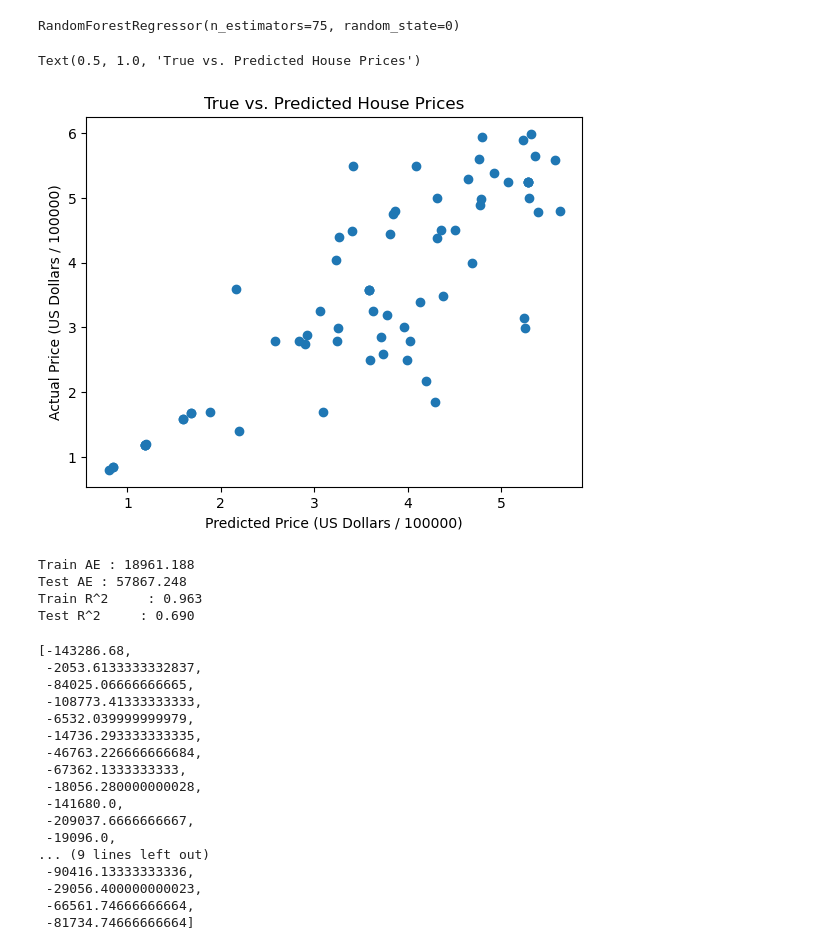
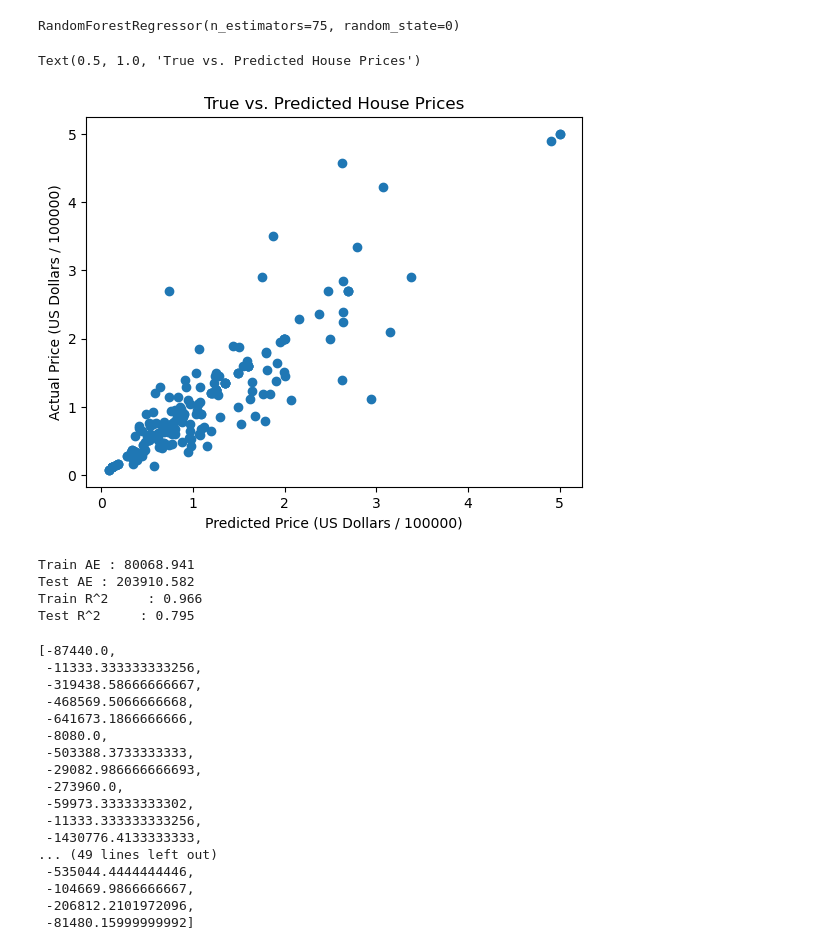
Before and after one commit to ethanstanley/Real-Estate-Predictor, a Jupyter notebook: house_value_model.ipynb, the cells around one changed output. Cells and saved outputs as stored; diff of their text form; code cells hidden in the pictures.

```diff
--- a/house_value_model.ipynb
+++ b/house_value_model.ipynb
@@ -185,7 +189,7 @@ data = pd.concat([data, zip_df], axis=1).drop('Zip Code', axis=1)
 #dropping rows with nan price values (only 4)
 data = data.dropna(subset=['price'])
 #removing outlier prices
-data = data[data['price'] < 600000]
+data = data[data['price'] < 5000000]
 # %%
 x = np.array(data.loc[:, ~data.columns.isin(['price','links'])])
 y = np.array(data["price"])
@@ -203,13 +207,13 @@ RandomForestRegressor(n_estimators=75, random_state=0)
 y_pred_train = regressor.predict(X_train)
 y_pred_test = regressor.predict(X_test)
 # %%
-plt.scatter(y_pred_test/100000,y_test/100000)
+plt.scatter(y_pred_test/1000000,y_test/1000000)
 plt.xlabel("Predicted Price (US Dollars / 100000)")
 plt.ylabel("Actual Price (US Dollars / 100000)")
 plt.title("True vs. Predicted House Prices")
 # %% [output]
 Text(0.5, 1.0, 'True vs. Predicted House Prices')
-[figure, old version]
+[figure, new version]
 # %%
 from sklearn.metrics import mean_absolute_error
 from sklearn.metrics import r2_score
@@ -220,10 +224,10 @@ print('Test AE : %.3f'%mean_absolute_error(y_test, y_pred_test))
 print('Train R^2     : %.3f'%r2_score(y_train, y_pred_train))
 print('Test R^2     : %.3f'%r2_score(y_test, y_pred_test))
 # %% [output]
-Train AE : 18961.188
-Test AE : 57867.248
-Train R^2     : 0.963
-Test R^2     : 0.690
+Train AE : 80068.941
+Test AE : 203910.582
+Train R^2     : 0.966
+Test R^2     : 0.795
 # %%
 undervalued = []
 for i in range(len(y_pred_test)):
@@ -233,20 +237,20 @@ for i in range(len(y_pred_test)):
 
 undervalued
 # %% [output]
-[-143286.68,
- -2053.6133333332837,
- -84025.06666666665,
- -108773.41333333333,
- -6532.039999999979,
- -14736.293333333335,
- -46763.226666666684,
- -67362.1333333333,
- -18056.280000000028,
- -141680.0,
- -209037.6666666667,
- -19096.0,
-... (9 lines left out)
- -90416.13333333336,
- -29056.400000000023,
- -66561.74666666664,
- -81734.74666666664]
+[-87440.0,
+ -11333.333333333256,
+ -319438.58666666667,
+ -468569.5066666668,
+ -641673.1866666666,
+ -8080.0,
+ -503388.3733333333,
+ -29082.986666666693,
+ -273960.0,
+ -59973.33333333302,
+ -11333.333333333256,
+ -1430776.4133333333,
+... (49 lines left out)
+ -535044.4444444446,
+ -104669.9866666667,
+ -206812.2101972096,
+ -81480.15999999992]
```
Also changed, not shown: parts of 10 cells of this notebook, 1 other file.
